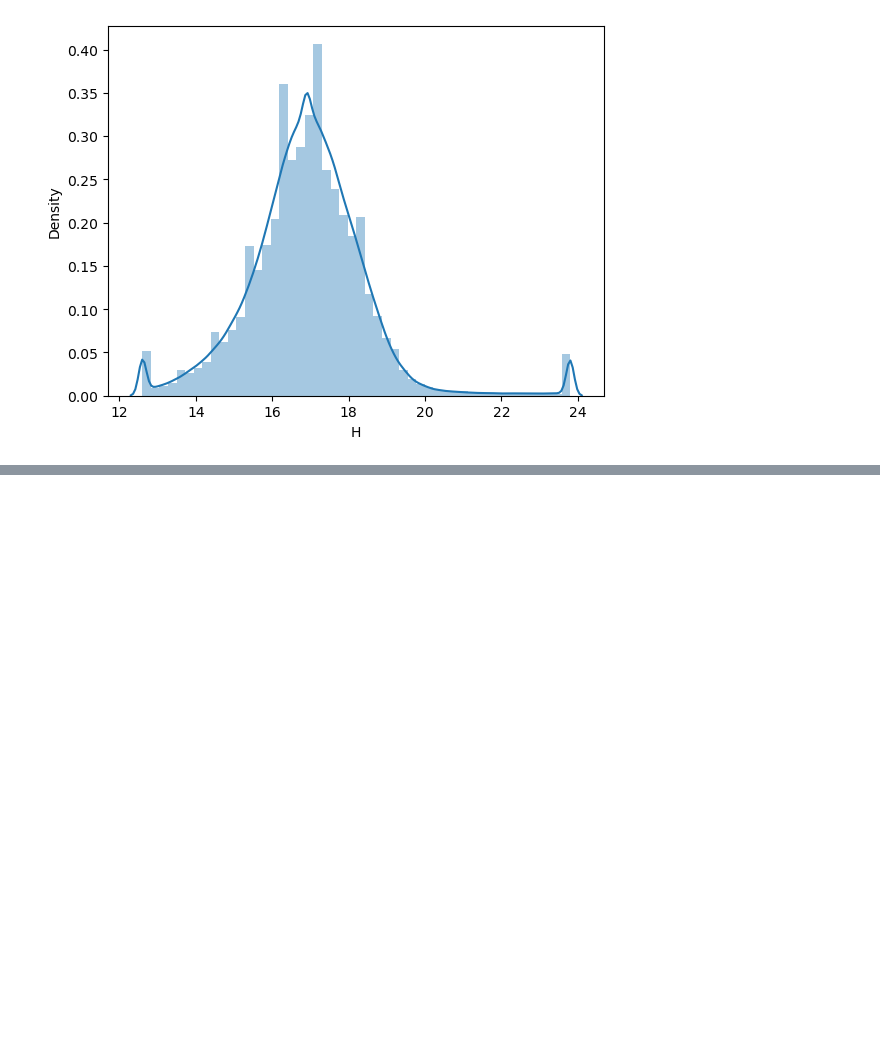
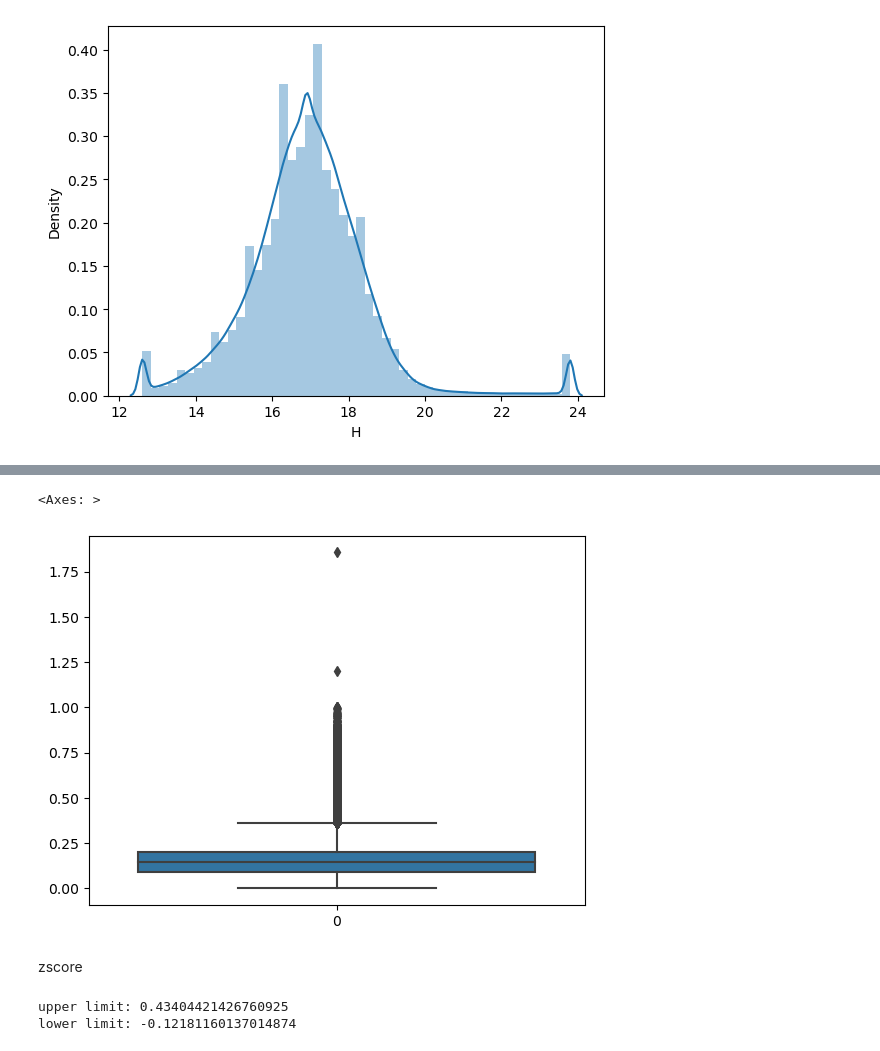
Before and after one commit to agnishde/Asteroid-orbit-classification, a Jupyter notebook: Asteroid Data analysis and Classification.ipynb, the cells around one changed output, grey strips where cells are left out. Drawn from its saved outputs; the diff is of its cells as text; code cells hidden in the pictures; blank space fills up the shorter version.

```diff
--- a/Asteroid Data analysis and Classification.ipynb
+++ b/Asteroid Data analysis and Classification.ipynb
@@ -1529,0 +1558,15 @@ https://gist.github.com/mwaskom/de44147ed2974457ad6372750bbe5751
+# %%
+sns.boxplot(df['e'])
+# %% [output]
+<Axes: >
+[figure, added]
+# %% [markdown]
+zscore
+# %%
+upper_limit = df['e'].mean() + 3*df['e'].std()
+lower_limit = df['e'].mean() - 3*df['e'].std()
+print('upper limit:', upper_limit)
+print('lower limit:', lower_limit)
+# %% [output]
+upper limit: 0.43404421426760925
+lower limit: -0.12181160137014874
```
Also changed, not shown: parts of 200 cells of this notebook.
